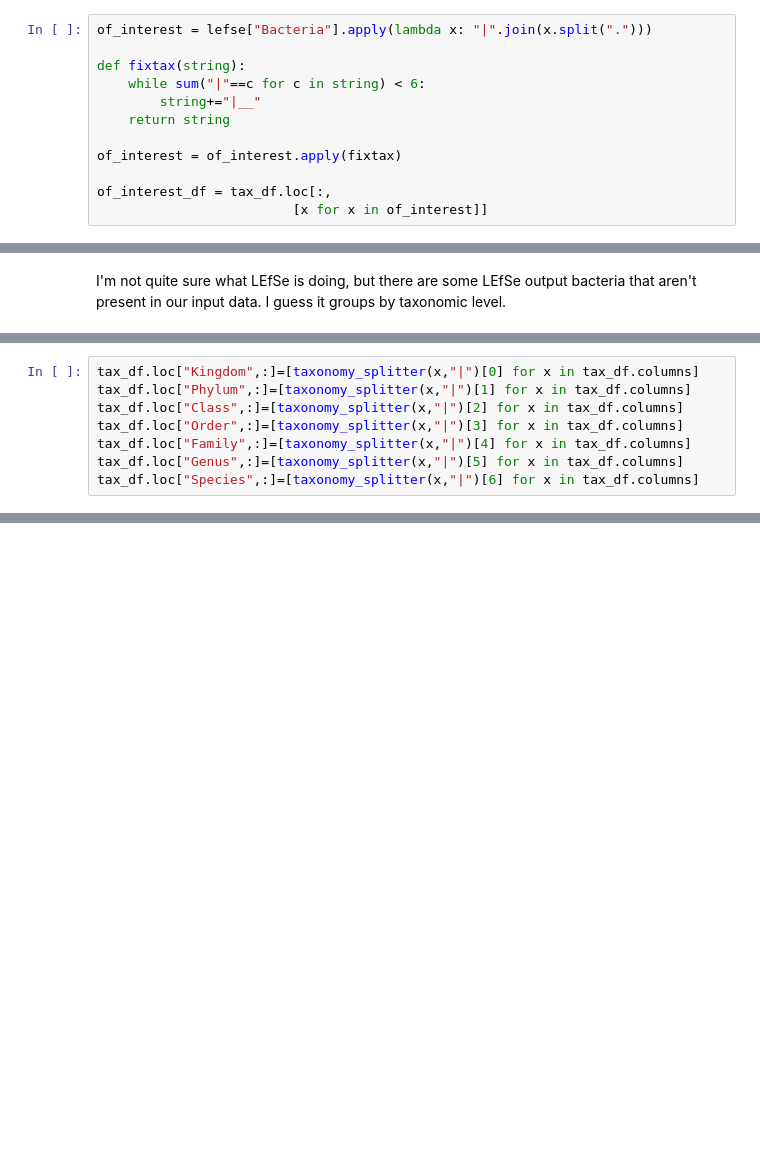
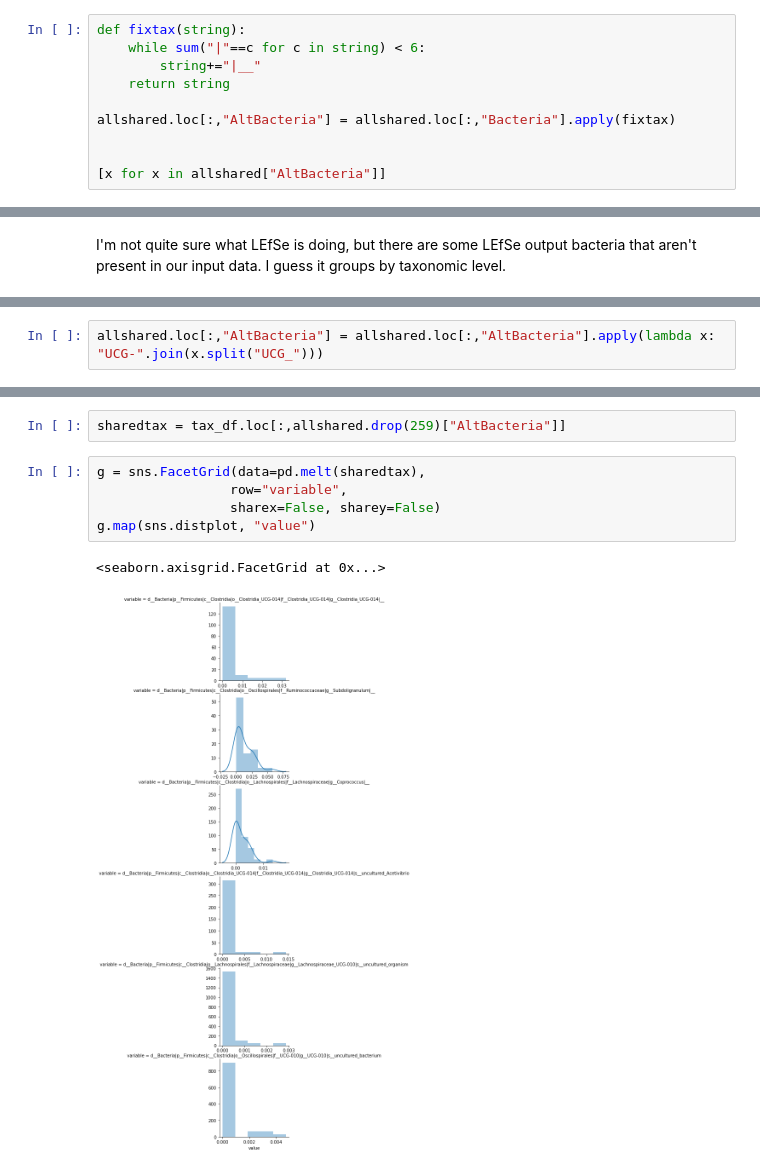
Before and after one commit to sterrettJD/Chemobrain, a Jupyter notebook: LEfSe.ipynb, the cells around one changed output, grey strips where cells are left out. Cells and saved outputs as stored; diff of their text form; blank space fills up the shorter version.

```diff
--- a/LEfSe.ipynb
+++ b/LEfSe.ipynb
@@ -513,12 +559,10 @@ pd.concat([lefse[["plotnames", "Highest Class", "LDA Score (log10)"]],
 # %%
-of_interest = lefse["Bacteria"].apply(lambda x: "|".join(x.split(".")))
-
 def fixtax(string):
     while sum("|"==c for c in string) < 6:
         string+="|__"
     return string
 
-of_interest = of_interest.apply(fixtax)
+allshared.loc[:,"AltBacteria"] = allshared.loc[:,"Bacteria"].apply(fixtax)
 
-of_interest_df = tax_df.loc[:,
-                         [x for x in of_interest]]
+
+[x for x in allshared["AltBacteria"]]
@@ -564,8 +627,0 @@ d__Bacteria|p__Verrucomicrobiota|c__Verrucomicrobiae|o__Verrucomicrobiales|f__Ak
-# %%
-tax_df.loc["Kingdom",:]=[taxonomy_splitter(x,"|")[0] for x in tax_df.columns]
-tax_df.loc["Phylum",:]=[taxonomy_splitter(x,"|")[1] for x in tax_df.columns]
-tax_df.loc["Class",:]=[taxonomy_splitter(x,"|")[2] for x in tax_df.columns]
-tax_df.loc["Order",:]=[taxonomy_splitter(x,"|")[3] for x in tax_df.columns]
-tax_df.loc["Family",:]=[taxonomy_splitter(x,"|")[4] for x in tax_df.columns]
-tax_df.loc["Genus",:]=[taxonomy_splitter(x,"|")[5] for x in tax_df.columns]
-tax_df.loc["Species",:]=[taxonomy_splitter(x,"|")[6] for x in tax_df.columns]
@@ -571,0 +630,2 @@ tax_df.loc["Species",:]=[taxonomy_splitter(x,"|")[6] for x in tax_df.columns]
+# %%
+allshared.loc[:,"AltBacteria"] = allshared.loc[:,"AltBacteria"].apply(lambda x: "UCG-".join(x.split("UCG_")))
@@ -571,0 +644,10 @@ tax_df.loc["Species",:]=[taxonomy_splitter(x,"|")[6] for x in tax_df.columns]
+# %%
+sharedtax = tax_df.loc[:,allshared.drop(259)["AltBacteria"]]
+# %%
+g = sns.FacetGrid(data=pd.melt(sharedtax),
+                 row="variable",
+                 sharex=False, sharey=False)
+g.map(sns.distplot, "value")
+# %% [output]
+<seaborn.axisgrid.FacetGrid at 0x...>
+[figure, added]
```
Also changed, not shown: parts of 23 cells of this notebook.
